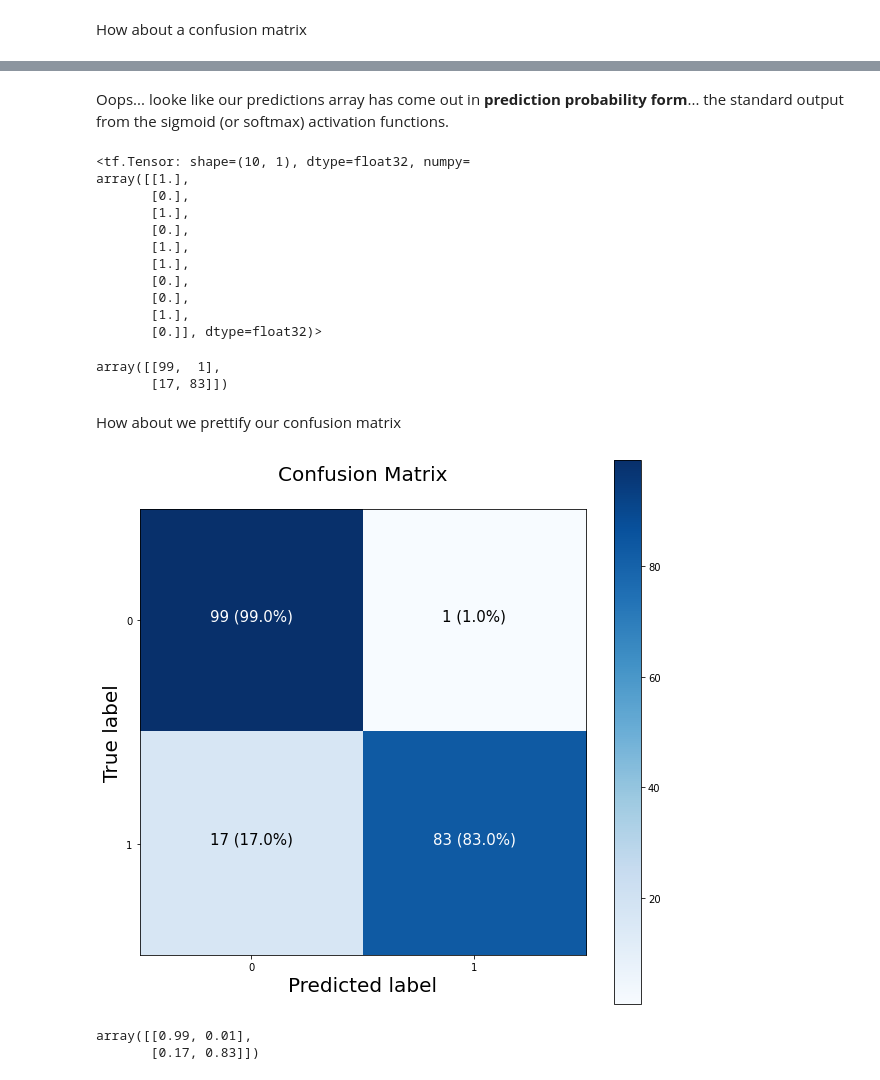
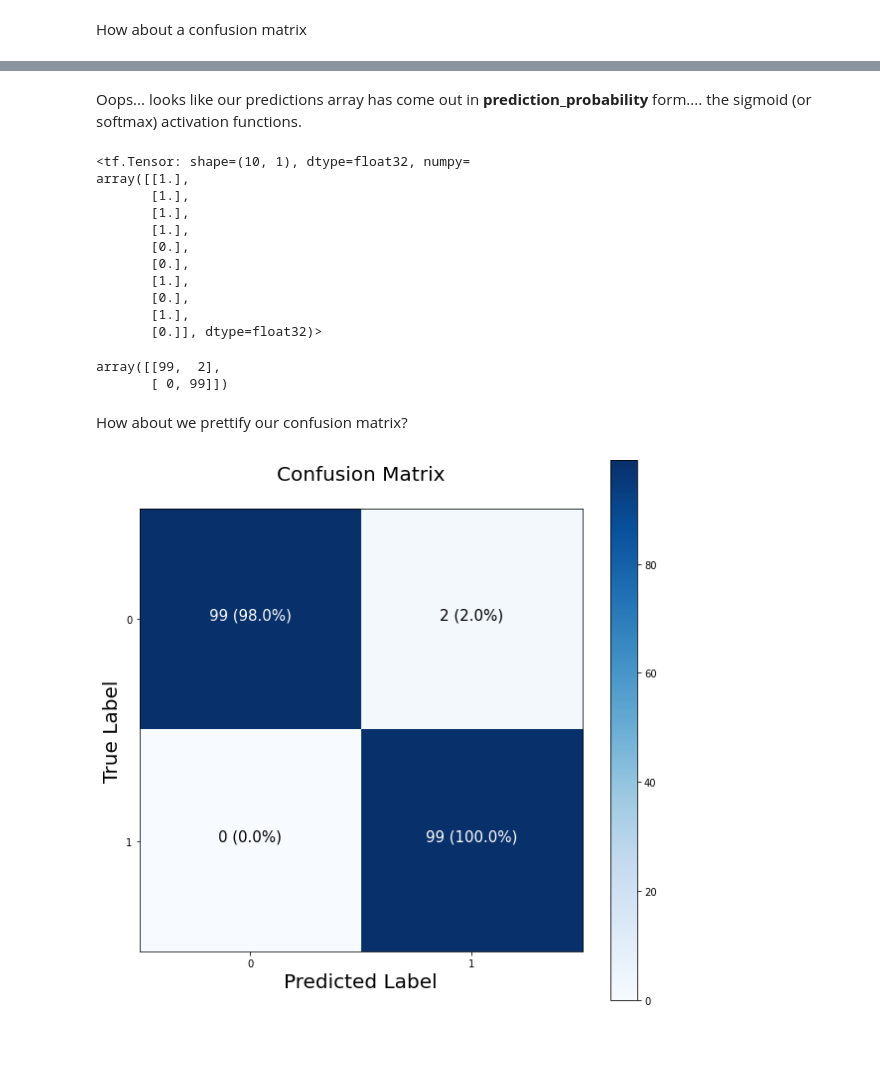
Before and after one commit to ThangDoan2001/TensorFlow_ZeroToHero, a Jupyter notebook: 02_neural_network_classification_with_tensorflow.ipynb, the cells around one changed output, grey strips where cells are left out. Drawn from its saved outputs; the diff is of its cells as text; code cells hidden in the pictures; blank space fills up the shorter version.

Commit message:
Neural Network Classification 07082021

```diff
--- a/02_neural_network_classification_with_tensorflow.ipynb
+++ b/02_neural_network_classification_with_tensorflow.ipynb
@@ -610,5 +535,4 @@ len(X)
 # %%
-# Split into train and test sets
-from sklearn.model_selection import train_test_split
-X_train, X_test, y_train, y_test = train_test_split(X, y, test_size=0.2, random_state=42)
-X_train.shape
+# Split into train and test set
+X_train, y_train = X[:800], y[:800]
+X_test, y_test = X[800:], y[800:]
@@ -780,22 +724,22 @@ Text(0.5, 1.0, 'Learning rate versus loss')
 # %% [output]
 (1, 0.1, 0.01, 0.001, 0.0001)
 # %%
-# Let's try using a higher ideal learning rate with the same model_8 before
+# Let's try a higher ideal learning rate with the same model 8 before
 
 # Set random seed
 tf.random.set_seed(42)
 
 # 1. Create the model
 model_10 = tf.keras.Sequential([
-  tf.keras.layers.Dense(4, activation="relu"),
-  tf.keras.layers.Dense(4, activation="relu"),
-  tf.keras.layers.Dense(1, activation="sigmoid")
+  tf.keras.layers.Dense(4, activation=tf.keras.activations.relu),
+  tf.keras.layers.Dense(4, activation=tf.keras.activations.relu),
+  tf.keras.layers.Dense(1, activation=tf.keras.activations.sigmoid)
 ])
 
-# 2. Compile the model (with lr = 0.02)
+# 2.Compile the model with the ideal learning rate
 model_10.compile(loss=tf.keras.losses.BinaryCrossentropy(),
-                optimizer=tf.keras.optimizers.Adam(learning_rate=0.02),
-                metrics=["accuracy"])
+                 optimizer=tf.keras.optimizers.Adam(learning_rate=0.02),
+                 metrics=["accuracy"])
 
 # 3. Fit the model for 20 epochs (5 less than before)
 history_10 = model_10.fit(X_train, y_train, epochs=20)
@@ -889,87 +833,81 @@ array([[9.3463701e-01],
 # %% [markdown]
-Oops... looke like our predictions array has come out in **prediction probability form**... the standard output from the sigmoid (or softmax) activation functions.
+Oops... looks like our predictions array has come out in **prediction_probability** form....
+the sigmoid (or softmax) activation functions.
 # %%
-# Convert prediction probabilities to binary format and view the first 10
+# Convert prediction probabilities format and view the first 10
 tf.round(y_preds)[:10]
 # %% [output]
 <tf.Tensor: shape=(10, 1), dtype=float32, numpy=
 array([[1.],
-       [0.],
        [1.],
-       [0.],
        [1.],
        [1.],
        [0.],
        [0.],
        [1.],
+       [0.],
+       [1.],
        [0.]], dtype=float32)>
 # %%
 # Create a confusion matrix
 confusion_matrix(y_test, tf.round(y_preds))
 # %% [output]
-array([[99,  1],
-       [17, 83]])
+array([[99,  2],
+       [ 0, 99]])
 # %% [markdown]
-How about we prettify our confusion matrix
+How about we prettify our confusion matrix?
 # %%
+# Note: the confusion matrix code we're about to write is a remix of scikit-learn's plot_confusion_matrix function
 
-
-# Note: The following confusion matrix code is a remix of Scikit-Learn's
-# plot_confusion_matrix function - https://scikit-learn.org/stable/modules/generated/sklearn.metrics.plot_confusion_matrix.html
-# and Made with ML's introductory notebook - https://github.com/GokuMohandas/MadeWithML/blob/main/notebooks/08_Neural_Networks.ipynb
+import itertools
 
 figsize = (10, 10)
 
-# Create the confusion matrix
+# Create the confusino matrix
 cm = confusion_matrix(y_test, tf.round(y_preds))
-cm_norm = cm.astype("float") / cm.sum(axis=1)[:, np.newaxis] # normalize it
+cm_norm = cm.astype("float") / cm.sum(axis=1)[:, np.newaxis] # normalize our confusion matrix
 n_classes = cm.shape[0]
 
 # Let's prettify it
 fig, ax = plt.subplots(figsize=figsize)
+
 # Create a matrix plot
-cax = ax.matshow(cm, cmap=plt.cm.Blues) # https://matplotlib.org/3.2.0/api/_as_gen/matplotlib.axes.Axes.matshow.html
+cax = ax.matshow(cm, cmap=plt.cm.Blues)
 fig.colorbar(cax)
 
 # Create classes
 classes = False
 
 if classes:
   labels = classes
 else:
   labels = np.arange(cm.shape[0])
 
 # Label the axes
 ax.set(title="Confusion Matrix",
-       xlabel="Predicted label",
-       ylabel="True label",
+       xlabel="Predicted Label",
+       ylabel="True Label",
        xticks=np.arange(n_classes),
        yticks=np.arange(n_classes),
        xticklabels=labels,
        yticklabels=labels)
 
 # Set x-axis labels to bottom
 ax.xaxis.set_label_position("bottom")
 ax.xaxis.tick_bottom()
 
 # Adjust label size
+ax.yaxis.label.set_size(20)
 ax.xaxis.label.set_size(20)
-ax.yaxis.label.set_size(20)
 ax.title.set_size(20)
-
-# Set threshold for different colors
+# Set the threshold for different colors
 threshold = (cm.max() + cm.min()) / 2.
 
 # Plot the text on each cell
 for i, j in itertools.product(range(cm.shape[0]), range(cm.shape[1])):
-  plt.text(j, i, f"{cm[i, j]} ({cm_norm[i, j]*100:.1f}%)",
+  plt.text(j, i, f"{cm[i, j]} ({cm_norm[i,j]*100:.1f}%)",
            horizontalalignment="center",
            color="white" if cm[i, j] > threshold else "black",
            size=15)
 # %% [output]
-[figure, old version]
+[figure, new version]
-# %%
-  cm_norm
-# %% [output]
-array([[0.99, 0.01],
-       [0.17, 0.83]])
```
Also changed, not shown: parts of 86 cells of this notebook.
